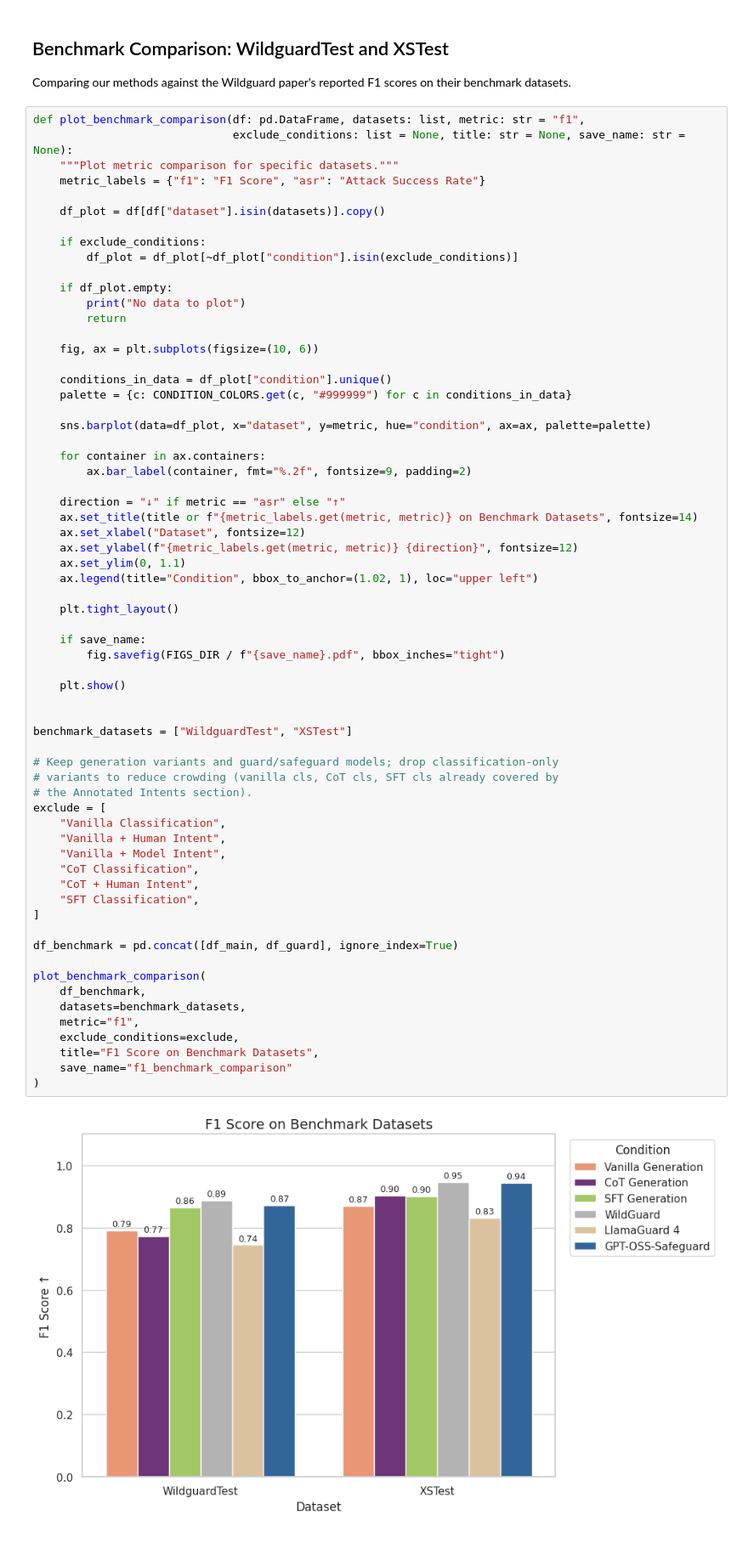
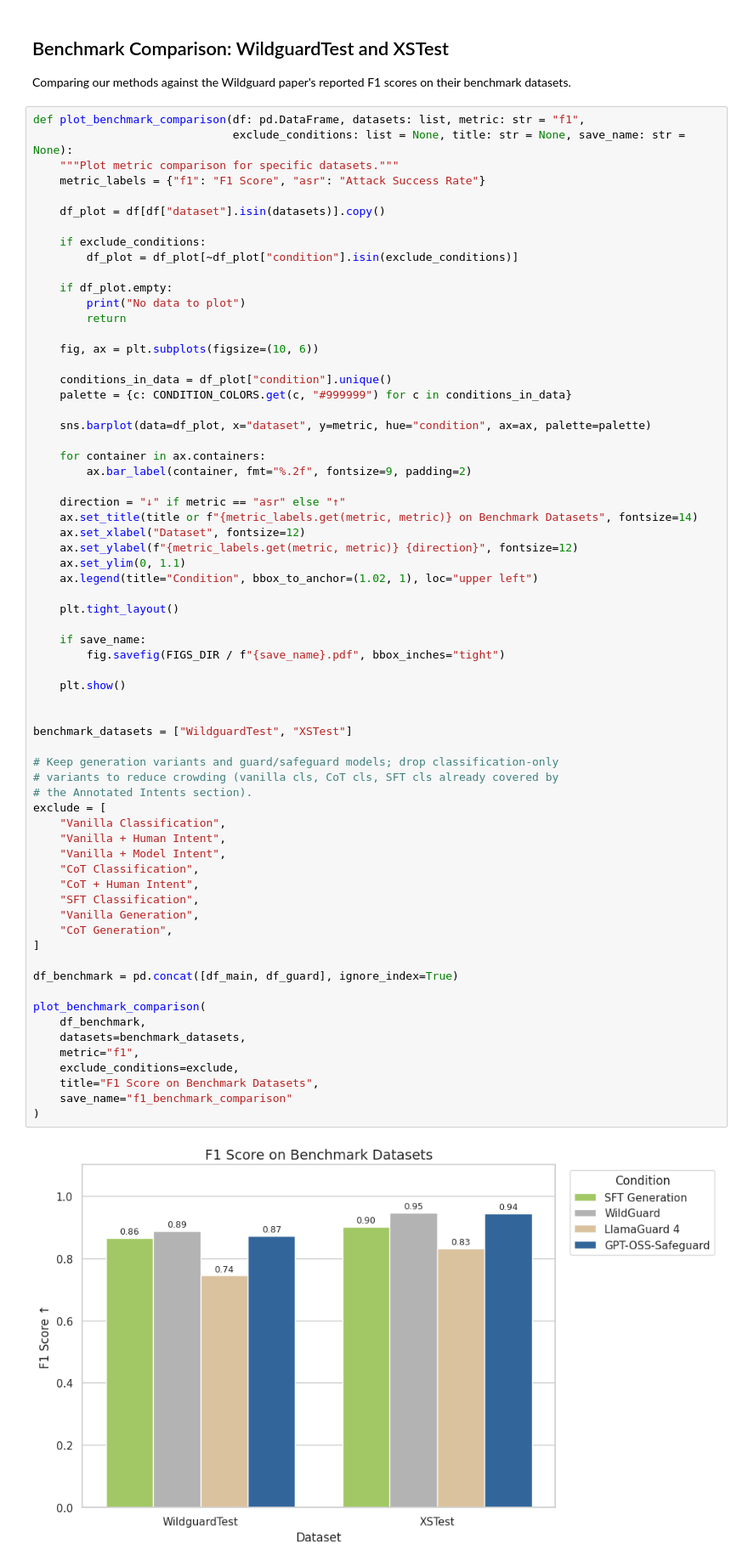
Before and after one commit to Jazhyc/aims-safety-classification, a Jupyter notebook: notebooks/baselines/baselines_results.ipynb, the cells around one changed output. Shown at 85% size. Cells and saved outputs as stored; diff of their text form.

```diff
--- a/notebooks/baselines/baselines_results.ipynb
+++ b/notebooks/baselines/baselines_results.ipynb
@@ -424,34 +424,36 @@ def plot_benchmark_comparison(df: pd.DataFrame, datasets: list, metric: str = "f
         fig.savefig(FIGS_DIR / f"{save_name}.pdf", bbox_inches="tight")
 
     plt.show()
 
 
 benchmark_datasets = ["WildguardTest", "XSTest"]
 
 # Keep generation variants and guard/safeguard models; drop classification-only
 # variants to reduce crowding (vanilla cls, CoT cls, SFT cls already covered by
 # the Annotated Intents section).
 exclude = [
     "Vanilla Classification",
     "Vanilla + Human Intent",
     "Vanilla + Model Intent",
     "CoT Classification",
     "CoT + Human Intent",
     "SFT Classification",
+    "Vanilla Generation",
+    "CoT Generation",
 ]
 
 df_benchmark = pd.concat([df_main, df_guard], ignore_index=True)
 
 plot_benchmark_comparison(
     df_benchmark,
     datasets=benchmark_datasets,
     metric="f1",
     exclude_conditions=exclude,
     title="F1 Score on Benchmark Datasets",
     save_name="f1_benchmark_comparison"
 )
 # %% [output]
-[figure, old version]
+[figure, new version]
 # %%
 # Display detailed metrics (F1-focused)
 display_cols = ["dataset", "model", "condition", "f1", "precision", "recall", "total"]
```
Also changed, not shown: 1 other file.
